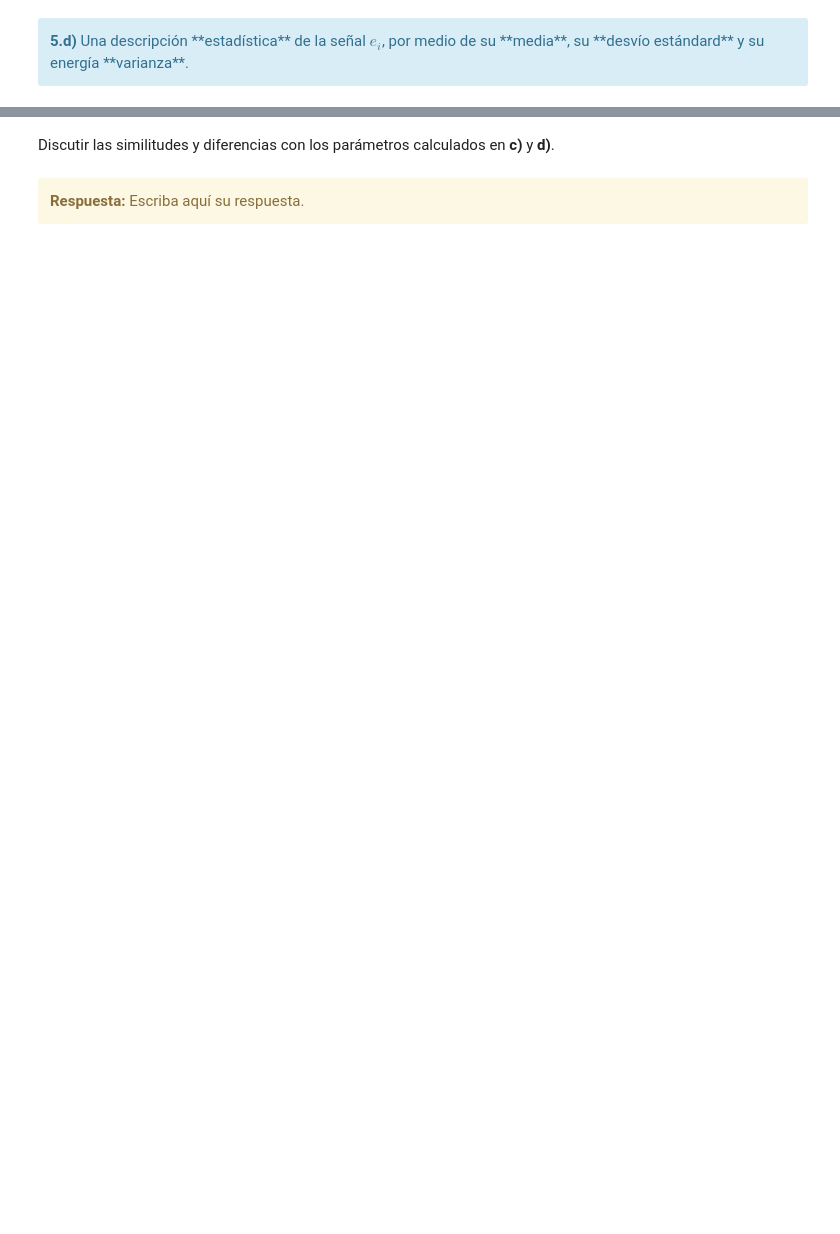
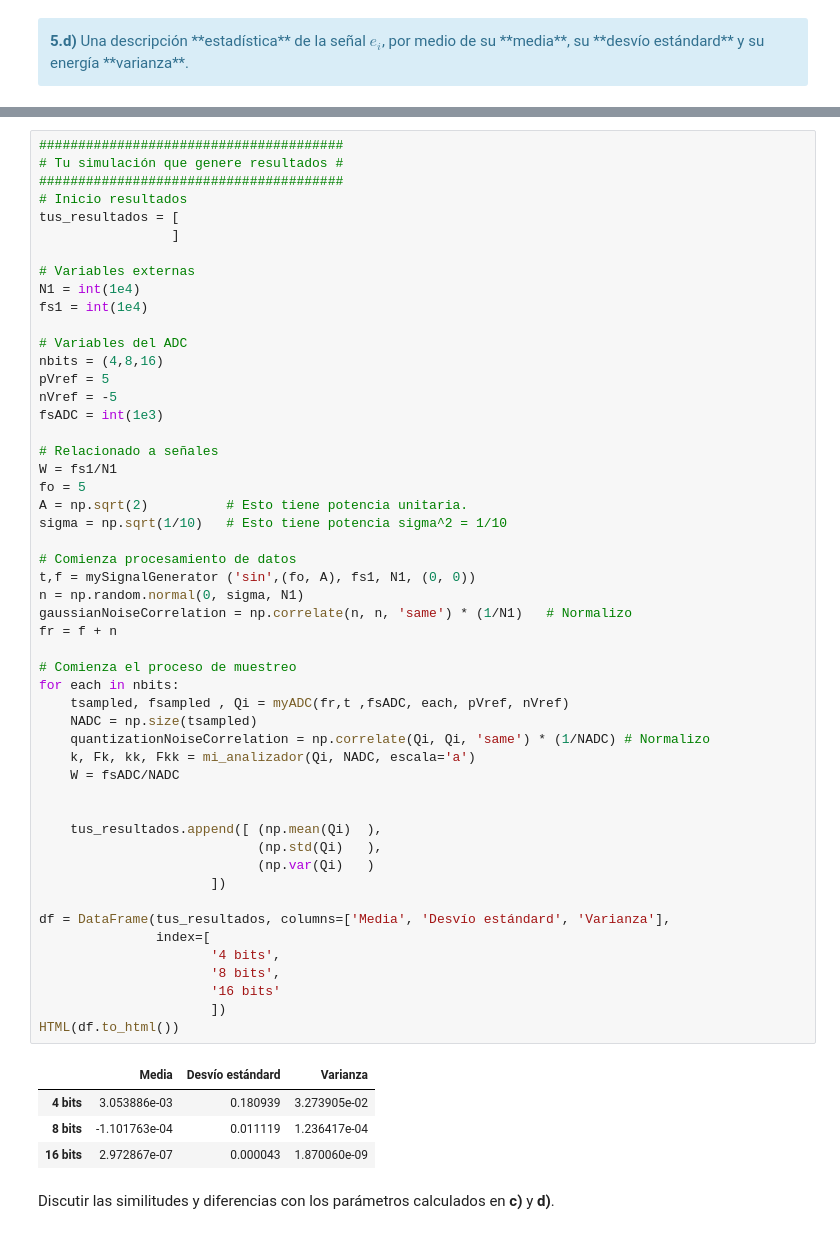
Before and after one commit to lucasliano/PDS_lliano, a Jupyter notebook: TPS/TP1/TP1 - Muestreo de señales - Forurier.ipynb, the cells around one changed output, grey strips where cells are left out. Drawn from its saved outputs; the diff is of its cells as text; blank space fills up the shorter version.

```diff
--- a/TPS/TP1/TP1 - Muestreo de señales - Forurier.ipynb
+++ b/TPS/TP1/TP1 - Muestreo de señales - Forurier.ipynb
@@ -2176,6 +2154,58 @@ HTML(df.to_html())
+# %%
+#######################################
+# Tu simulación que genere resultados #
+#######################################
+# Inicio resultados
+tus_resultados = [
+                 ]
+
+# Variables externas
+N1 = int(1e4)
+fs1 = int(1e4)
+
+# Variables del ADC
+nbits = (4,8,16)
+pVref = 5
+nVref = -5
+fsADC = int(1e3)
+
+# Relacionado a señales
+W = fs1/N1
+fo = 5
+A = np.sqrt(2)          # Esto tiene potencia unitaria.
+sigma = np.sqrt(1/10)   # Esto tiene potencia sigma^2 = 1/10
+
+# Comienza procesamiento de datos
+t,f = mySignalGenerator ('sin',(fo, A), fs1, N1, (0, 0))
+n = np.random.normal(0, sigma, N1)
+gaussianNoiseCorrelation = np.correlate(n, n, 'same') * (1/N1)   # Normalizo
+fr = f + n
+
+# Comienza el proceso de muestreo
+for each in nbits:
+    tsampled, fsampled , Qi = myADC(fr,t ,fsADC, each, pVref, nVref)
+    NADC = np.size(tsampled)
+    quantizationNoiseCorrelation = np.correlate(Qi, Qi, 'same') * (1/NADC) # Normalizo
+    k, Fk, kk, Fkk = mi_analizador(Qi, NADC, escala='a')
+    W = fsADC/NADC
+
+
+    tus_resultados.append([ (np.mean(Qi)  ),
+                            (np.std(Qi)   ),
+                            (np.var(Qi)   )
+                      ])
+
+df = DataFrame(tus_resultados, columns=['Media', 'Desvío estándard', 'Varianza'],
+               index=[
+                      '4 bits',
+                      '8 bits',
+                      '16 bits'
+                      ])
+HTML(df.to_html())
+# %% [output]
+|  | Media | Desvío estándard | Varianza |
+| 4 bits | 3.053886e-03 | 0.180939 | 3.273905e-02 |
+| 8 bits | -1.101763e-04 | 0.011119 | 1.236417e-04 |
+| 16 bits | 2.972867e-07 | 0.000043 | 1.870060e-09 |
 # %% [markdown]
 Discutir las similitudes y diferencias con los parámetros calculados en **c)** y **d)**.
-# %% [markdown]
-<div class="alert alert-block alert-warning">
-<b>Respuesta:</b> Escriba aquí su respuesta.
-</div>
```
Also changed, not shown: parts of 10 cells of this notebook.
